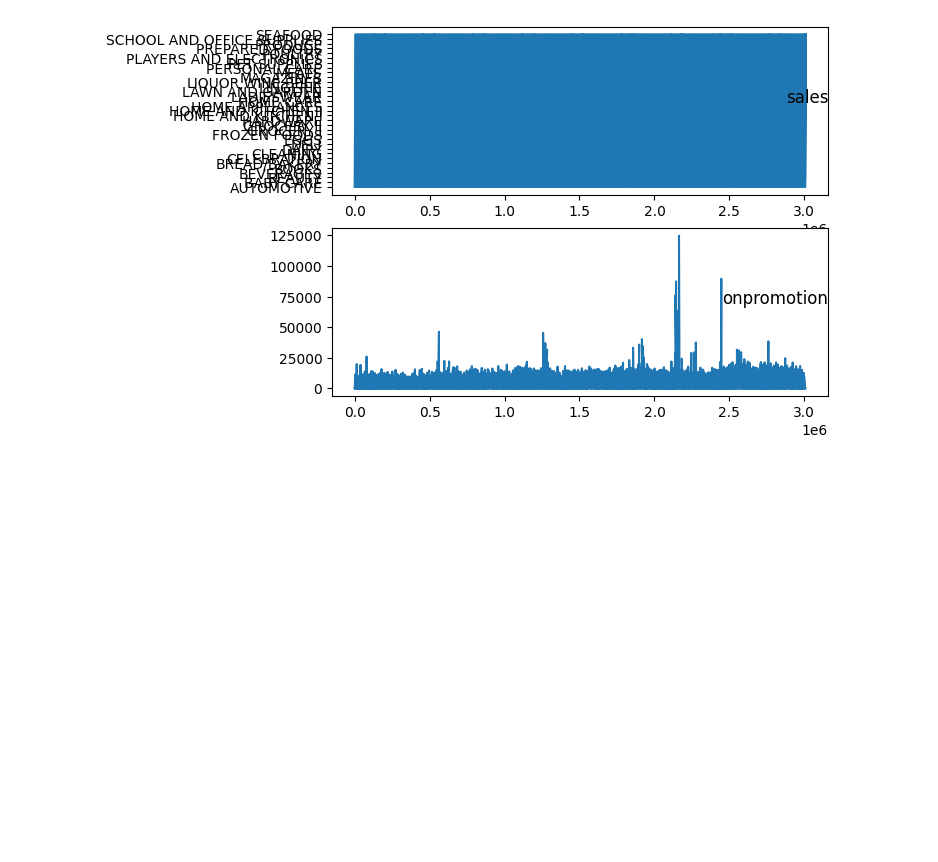
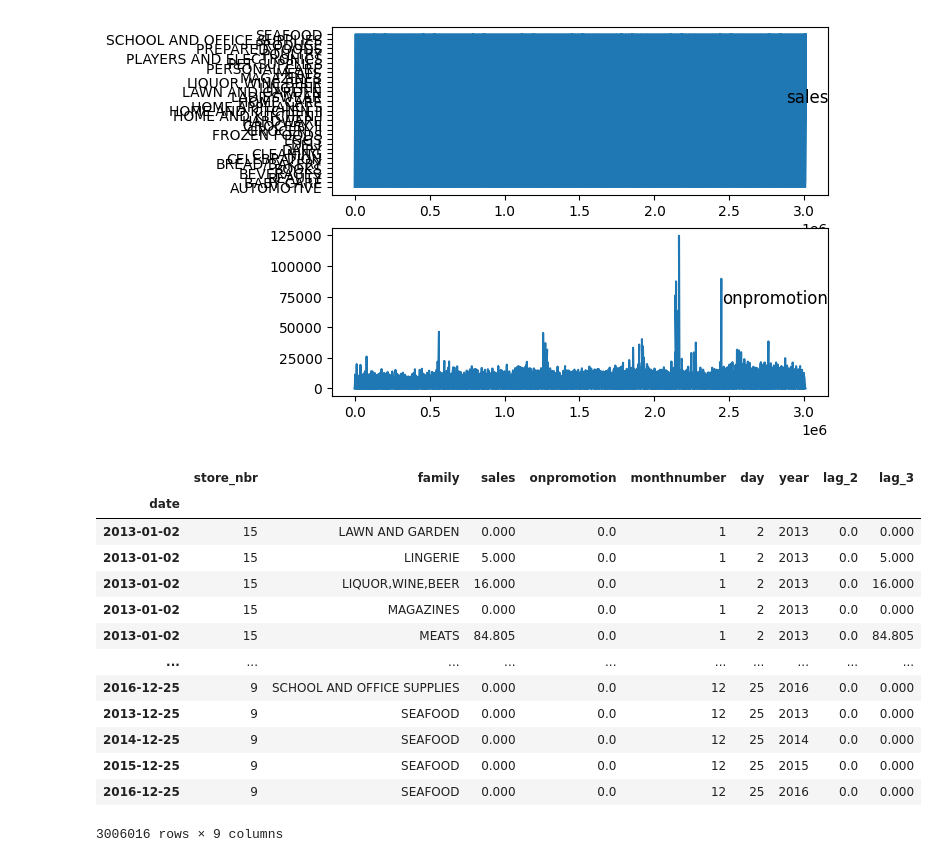
Before and after one commit to kwasichrappah/Time_series_analysis, a Jupyter notebook: sales_forecast.ipynb, the cells around one changed output. Drawn from its saved outputs; the diff is of its cells as text; code cells hidden in the pictures; blank space fills up the shorter version.

```diff
--- a/sales_forecast.ipynb
+++ b/sales_forecast.ipynb
@@ -1415,0 +1415,24 @@ for group in groups:
+# %%
+train_copy
+train_ml = train_copy.drop(['log_sales','monthname','dayname'], axis =1)
+# %%
+train_ml['lag_2'] = train_ml['sales'].shift(1000)
+train_ml['lag_3'] = train_ml['sales']-train_ml['lag_2'].shift(1000)
+train_ml.dropna(inplace=True)
+
+train_ml
+# %% [output]
+|  | store_nbr | family | sales | onpromotion | monthnumber | day | year | lag_2 | lag_3 |
+| date |  |  |  |  |  |  |  |  |  |
+| 2013-01-02 | 15 | LAWN AND GARDEN | 0.000 | 0.0 | 1 | 2 | 2013 | 0.0 | 0.000 |
+| 2013-01-02 | 15 | LINGERIE | 5.000 | 0.0 | 1 | 2 | 2013 | 0.0 | 5.000 |
+| 2013-01-02 | 15 | LIQUOR,WINE,BEER | 16.000 | 0.0 | 1 | 2 | 2013 | 0.0 | 16.000 |
+| 2013-01-02 | 15 | MAGAZINES | 0.000 | 0.0 | 1 | 2 | 2013 | 0.0 | 0.000 |
+| 2013-01-02 | 15 | MEATS | 84.805 | 0.0 | 1 | 2 | 2013 | 0.0 | 84.805 |
+| ... | ... | ... | ... | ... | ... | ... | ... | ... | ... |
+| 2016-12-25 | 9 | SCHOOL AND OFFICE SUPPLIES | 0.000 | 0.0 | 12 | 25 | 2016 | 0.0 | 0.000 |
+| 2013-12-25 | 9 | SEAFOOD | 0.000 | 0.0 | 12 | 25 | 2013 | 0.0 | 0.000 |
+| 2014-12-25 | 9 | SEAFOOD | 0.000 | 0.0 | 12 | 25 | 2014 | 0.0 | 0.000 |
+| 2015-12-25 | 9 | SEAFOOD | 0.000 | 0.0 | 12 | 25 | 2015 | 0.0 | 0.000 |
+| 2016-12-25 | 9 | SEAFOOD | 0.000 | 0.0 | 12 | 25 | 2016 | 0.0 | 0.000 |
+3006016 rows × 9 columns
```
Also changed, not shown: parts of 31 cells of this notebook.
